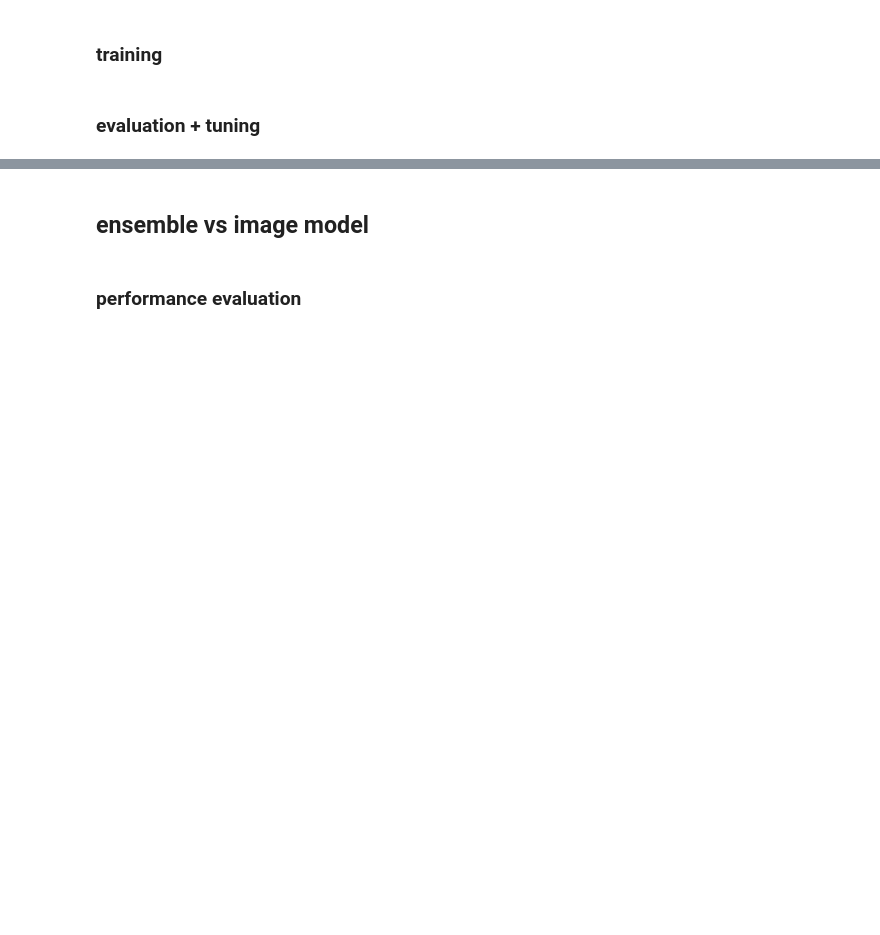
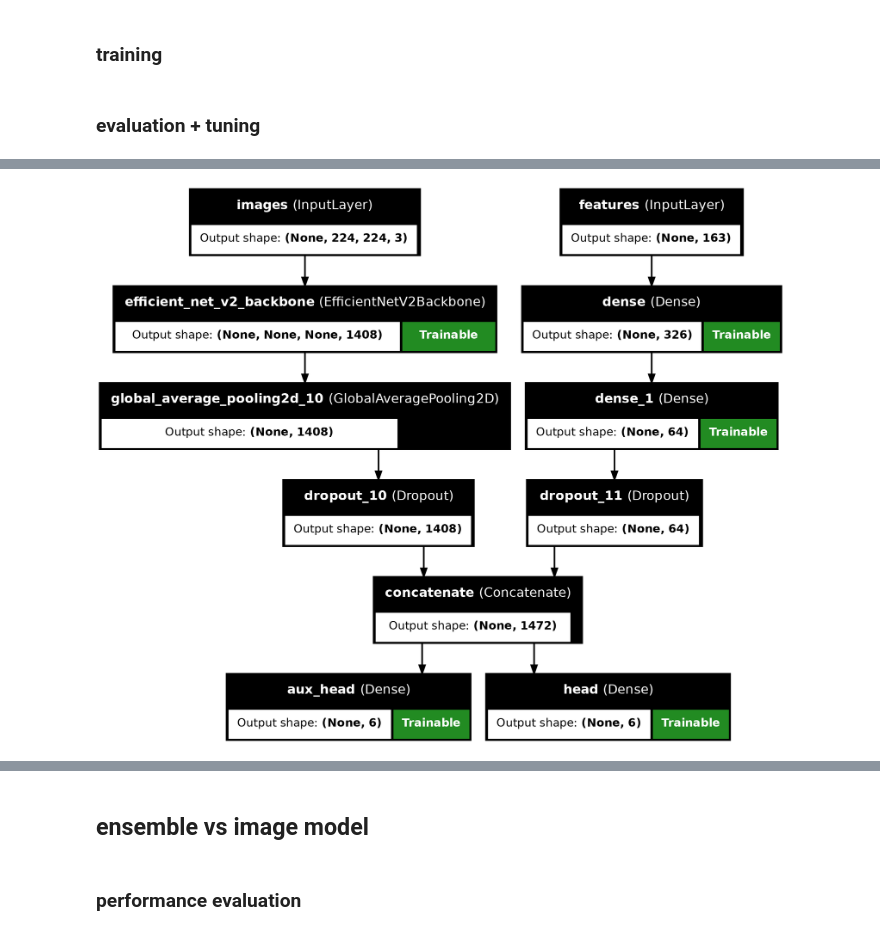
Before and after one commit to KaiErikNiermann/vu-ml-project, a Jupyter notebook: src/testing.ipynb, the cells around one changed output, grey strips where cells are left out. Saved outputs shown, nothing was run; the diff lists cells and outputs as text; code cells hidden in the pictures; blank space fills up the shorter version.

```diff
--- a/src/testing.ipynb
+++ b/src/testing.ipynb
@@ -941,7 +1018,7 @@ test_features = scaler.transform(test_df[FEATURE_COLS].values)
 test_ds = build_dataset(test_paths, test_features, batch_size=config.batch_size,
                          repeat=False, shuffle=False, augment=False, cache=False)
 
-combined_model = keras.models.load_model("../data/weights/img_geo_1.keras")
+combined_model = keras.models.load_model("../data/weights/old2/img_geo_1.keras")
 preds = combined_model.predict(test_ds)["head"]
 
 pred_df = test_df[["id"]].copy()
@@ -949,4 +1026,4 @@ target_cols = [x.replace("_mean","") for x in config.class_names]
 pred_df[target_cols] = preds.tolist()
 
 # save to csv
-pred_df.to_csv(f"{DATA_PATH}/submission.csv", index=False)
+pred_df.to_csv(f"{DATA_PATH}/submission2.csv", index=False)
@@ -987,0 +1032,4 @@ plt.show()
+# %%
+plot_model(combined_model, to_file='model.png', show_shapes=True, show_layer_names=True, show_trainable=True)
+# %% [output]
+[figure, added]
```
Also changed, not shown: parts of 11 cells of this notebook, 5 other files.
